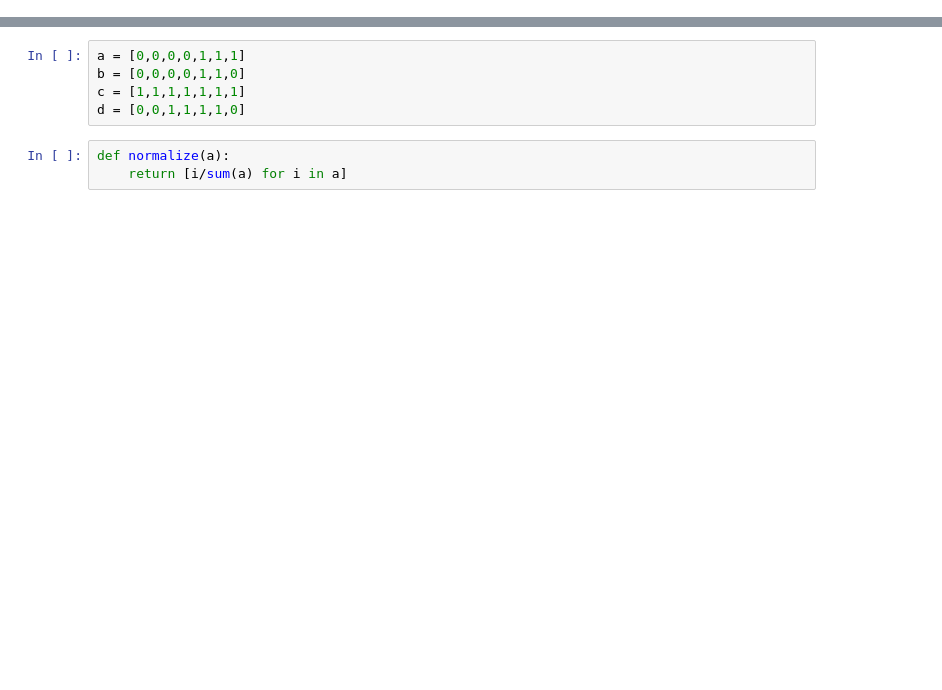
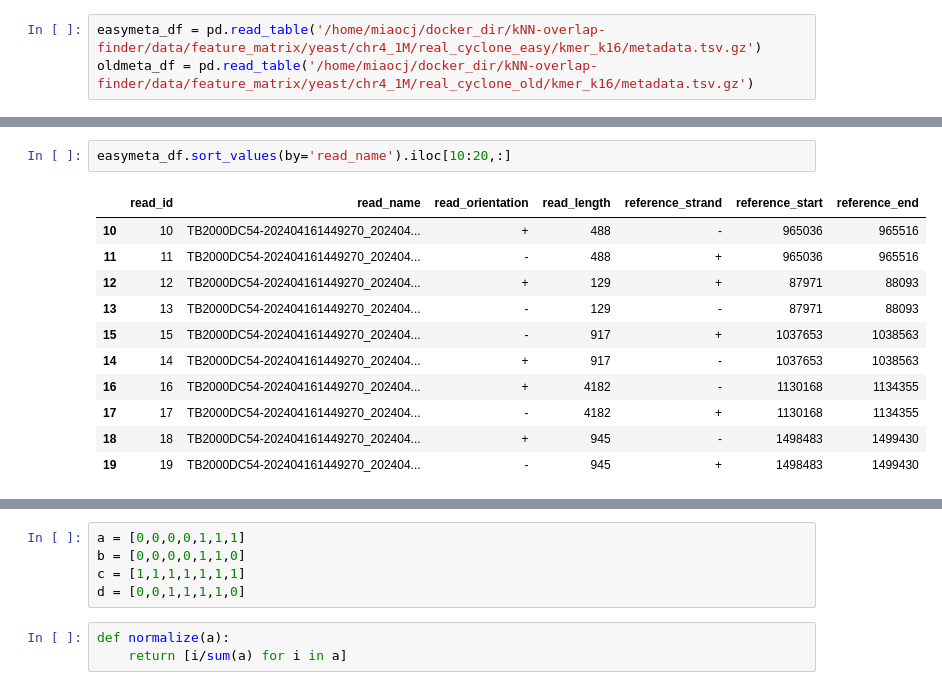
Before and after one commit to jzhang-dev/kNN-overlap-finder, a Jupyter notebook: notebooks/tmp.ipynb, the cells around one changed output, grey strips where cells are left out. Saved outputs shown, nothing was run; the diff lists cells and outputs as text; blank space fills up the shorter version.

```diff
--- a/notebooks/tmp.ipynb
+++ b/notebooks/tmp.ipynb
@@ -6,0 +250,3 @@ from scipy.spatial.distance import euclidean,cosine
+# %%
+easymeta_df = pd.read_table('/home/miaocj/docker_dir/kNN-overlap-finder/data/feature_matrix/yeast/chr4_1M/real_cyclone_easy/kmer_k16/metadata.tsv.gz')
+oldmeta_df = pd.read_table('/home/miaocj/docker_dir/kNN-overlap-finder/data/feature_matrix/yeast/chr4_1M/real_cyclone_old/kmer_k16/metadata.tsv.gz')
@@ -6,0 +279,14 @@ from scipy.spatial.distance import euclidean,cosine
+# %%
+easymeta_df.sort_values(by='read_name').iloc[10:20,:]
+# %% [output]
+|  | read_id | read_name | read_orientation | read_length | reference_strand | reference_start | reference_end |
+| 10 | 10 | TB2000DC54-202404161449270_202404... | + | 488 | - | 965036 | 965516 |
+| 11 | 11 | TB2000DC54-202404161449270_202404... | - | 488 | + | 965036 | 965516 |
+| 12 | 12 | TB2000DC54-202404161449270_202404... | + | 129 | + | 87971 | 88093 |
+| 13 | 13 | TB2000DC54-202404161449270_202404... | - | 129 | - | 87971 | 88093 |
+| 15 | 15 | TB2000DC54-202404161449270_202404... | - | 917 | + | 1037653 | 1038563 |
+| 14 | 14 | TB2000DC54-202404161449270_202404... | + | 917 | - | 1037653 | 1038563 |
+| 16 | 16 | TB2000DC54-202404161449270_202404... | + | 4182 | - | 1130168 | 1134355 |
+| 17 | 17 | TB2000DC54-202404161449270_202404... | - | 4182 | + | 1130168 | 1134355 |
+| 18 | 18 | TB2000DC54-202404161449270_202404... | + | 945 | - | 1498483 | 1499430 |
+| 19 | 19 | TB2000DC54-202404161449270_202404... | - | 945 | + | 1498483 | 1499430 |
```
Also changed, not shown: parts of 68 cells of this notebook, 40 other files.
